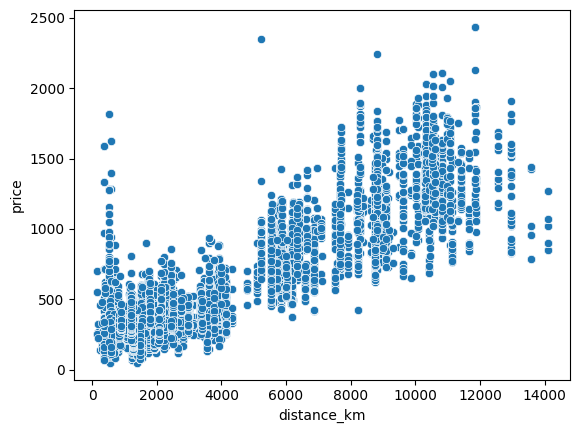
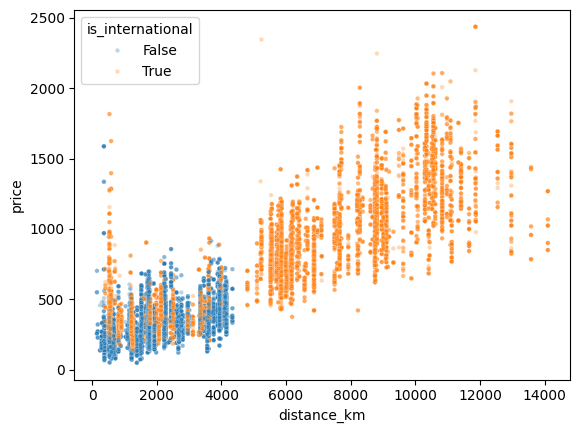
The notebook cell's code change between the first figure and the second:
--- before
+++ after
@@ -23,5 +23,6 @@
 )
 
-sns.scatterplot(data=df, x="distance_km", y="price")
+sns.scatterplot(data=df, x="distance_km", y="price",
+                hue="is_international", s=10, alpha=0.3)
 
 

Commit: price vs lead time plots + visualization test